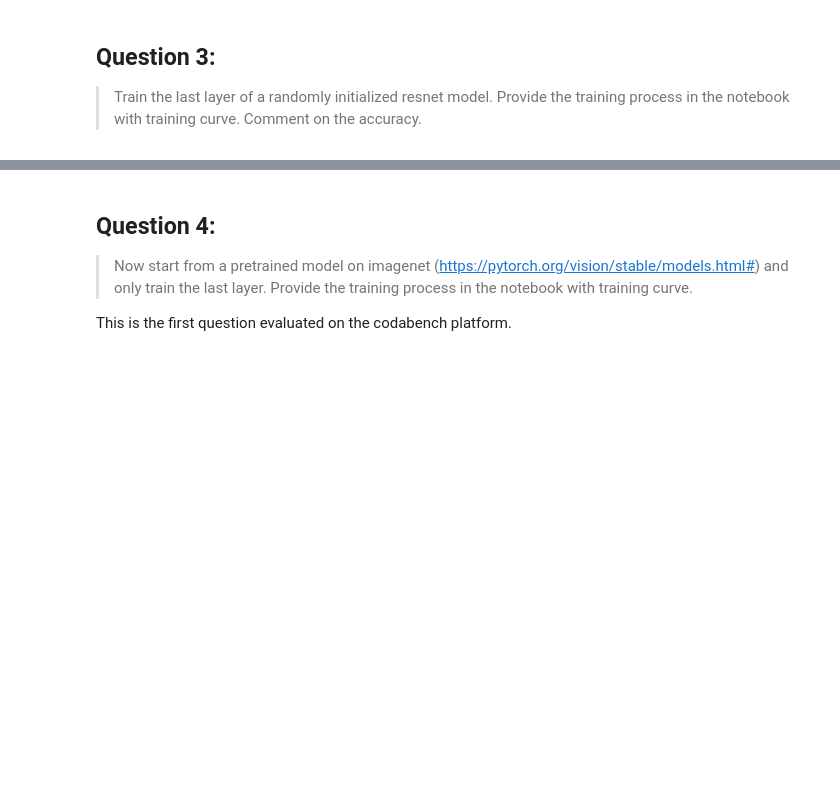
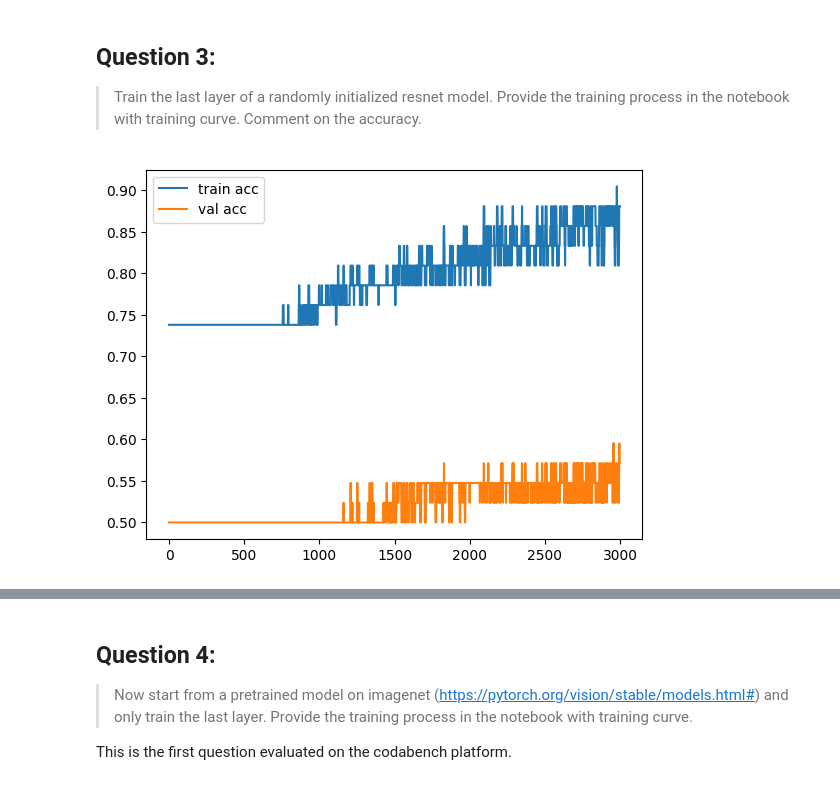
Before and after one commit to TristanoB/Advanced_DeepLearning, a Jupyter notebook: TP_4/TP4.ipynb, the cells around one changed output, grey strips where cells are left out. Drawn from its saved outputs; the diff is of its cells as text; code cells hidden in the pictures; blank space fills up the shorter version.

```diff
--- a/TP_4/TP4.ipynb
+++ b/TP_4/TP4.ipynb
@@ -83,14 +83,3 @@ if not os.path.exists("data/TP4_images/north_dataset_test"):
     !cd data/TP4_images && curl -L -o north_dataset_train.zip "https://nextcloud.lisn.upsaclay.fr/index.php/s/yzQRWE2YjmFn9WA/download/north_dataset_train.zip" && unzip north_dataset_train.zip
 
     !cd data/TP4_images && curl -L -o north_dataset_test.zip "https://nextcloud.lisn.upsaclay.fr/index.php/s/zntidWrFdYsGMDm/download/north_dataset_test.zip" && unzip north_dataset_test.zip
-# %%
-class A:
-    pass
-
-# on instancie la classe
-a = A()
-i = 0
-
-# permet de set n'importe quel attribut via une chaine de caractère
-setattr(a, f"x{i}", 10)
-print(a.x0)
@@ -195,3 +199,83 @@ base_model = base_model.to(device)
 
 train_features_dataset = precompute_features(base_model, train_dataset, device=device)
 val_features_dataset = precompute_features(base_model, val_dataset, device=device)
+# %%
+from peft import LoraConfig, get_peft_model
+import torch
+import torch.nn as nn
+from torch.utils.data import DataLoader
+from torchvision.models import ResNet18_Weights
+from torchmetrics import Accuracy
+import matplotlib.pyplot as plt
+
+# freeze everything except the last fc layer
+for p in base_model.parameters():
+    p.requires_grad = False
+for p in base_model.fc.parameters():
+    p.requires_grad = True
+base_model.eval()
+base_model.fc.train()
+
+# dataloaders to batch TensorDataset
+batch_size = 32
+train_loader = DataLoader(train_features_dataset, batch_size=batch_size, shuffle=True)
+val_loader = DataLoader(val_features_dataset, batch_size=batch_size, shuffle=False)
+
+epochs = 3000
+lr = 0.001
+optimizer = torch.optim.Adam(params=base_model.fc.parameters(), lr=lr)
+criterion = nn.CrossEntropyLoss()
+
+accuracy = Accuracy(task="multiclass", num_classes=2).to(device)
+accuracy_val = Accuracy(task="multiclass", num_classes=2).to(device)
+
+losses = []
+accuracies = []
+accuracies_val = []
+
+for _ in range(epochs):
+    base_model.fc.train()
+    accuracy.reset()
+    epoch_loss = 0.0
+
+    for features, labels in train_loader:
+        features = features.to(device)
+        labels = labels.to(device)
+        features = features.view(features.size(0), -1)
+
+        optimizer.zero_grad()
+        outputs = base_model.fc(features)
+        loss = criterion(outputs, labels)
+        loss.backward()
+        optimizer.step()
+
+        epoch_loss += loss.item() * labels.size(0)
+        accuracy.update(outputs, labels)
+
+    losses.append(epoch_loss / len(train_loader.dataset))
+    accuracies.append(accuracy.compute())
+
+    # validation
+    base_model.fc.eval()
+    accuracy_val.reset()
+    with torch.no_grad():
+        for features, labels in val_loader:
+            features = features.to(device)
+            labels = labels.to(device)
+            features = features.view(features.size(0), -1)
+            outputs = base_model.fc(features)
+            accuracy_val.update(outputs, labels)
+
+    accuracies_val.append(accuracy_val.compute())
+
+plt.plot(accuracies, label="train acc")
+plt.plot(accuracies_val, label="val acc")
+plt.legend()
+plt.show()
+plt.plot(losses)
+plt.title("train loss")
+plt.show()
+
+print("Final acc:", accuracies_val[-1])
+# %% [output]
+[figure, added]
```
Also changed, not shown: parts of 17 cells of this notebook, 6 other files.
